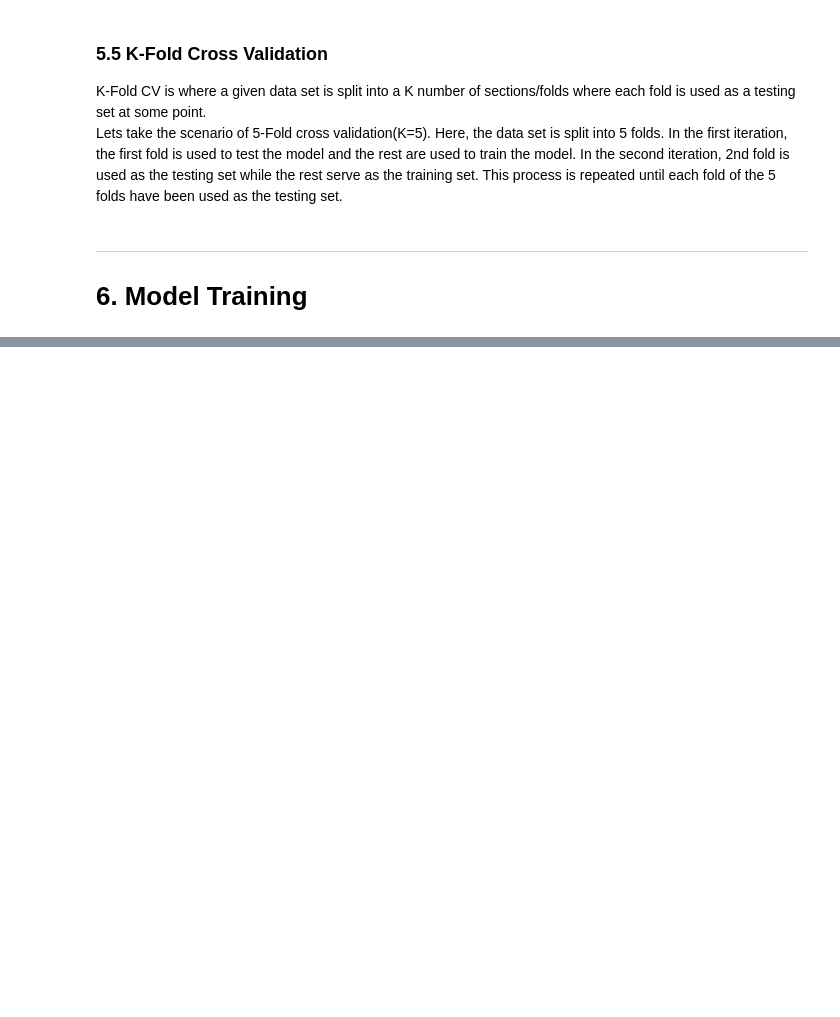
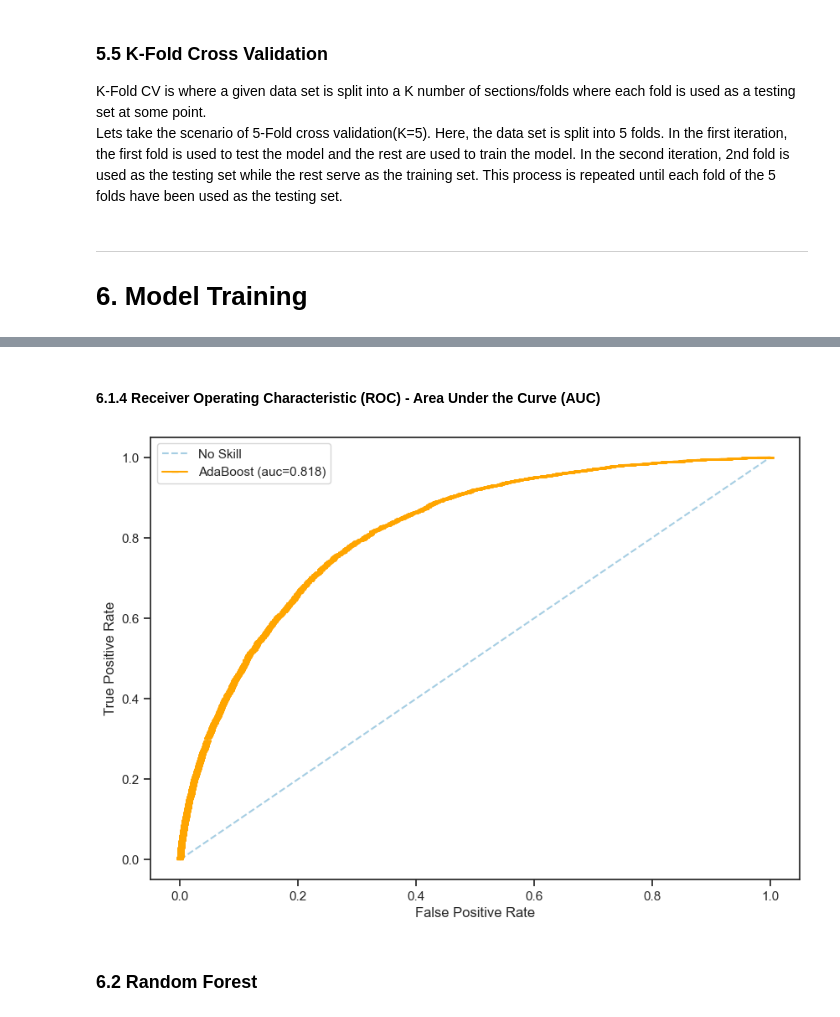
Before and after one commit to Machine-Learning-Projects1/2020-BRFSS-Codebook-CDC, a Jupyter notebook: CDC_ML.ipynb, the cells around one changed output, grey strips where cells are left out. Drawn from its saved outputs; the diff is of its cells as text; code cells hidden in the pictures; blank space fills up the shorter version.

```diff
--- a/CDC_ML.ipynb
+++ b/CDC_ML.ipynb
@@ -470,0 +552,34 @@ cv = KFold(n_splits=10, random_state=None,shuffle=False)
+# %% [markdown]
+#### 6.1.4 Receiver Operating Characteristic (ROC) - Area Under the Curve (AUC)
+# %%
+#ROC-AUC
+#predict Probabilities
+
+# import roc_curve from sklearn.metrics
+from sklearn.metrics import auc, roc_curve
+
+y_score_ada=ada_cv.predict_proba(X_test)   #results are probailities for each sample for each class
+#retrieve the probabilities only for the class1 (yes, positve class)
+yes_probs=y_score_ada[:,1]
+#Size of the plot
+plt.figure(figsize=(10,7), dpi=100)
+#plot "No-Skill" on ROC Curve
+plt.plot([0,1],[0,1],linestyle='--',label='No Skill')
+# calculate the features of ROC curve
+fpr_ada , tpr_ada, threshold_ada=roc_curve(y_test,yes_probs)  # false positive, true posistive, threshold
+#AUC
+auc_ada=auc(fpr_ada , tpr_ada)
+#Plot the ROC Curve
+plt.plot(fpr_ada, tpr_ada, marker='_', label='AdaBoost (auc=%0.3f)' % auc_ada, color='Orange')
+#X-axis label
+plt.xlabel("False Positive Rate")
+#Y-axis label
+plt.ylabel("True Positive Rate")
+#show the legend
+plt.legend()
+#show the plot
+plt.show()
+# %% [output]
+[figure, added]
+# %% [markdown]
+### 6.2 Random Forest
```
Also changed, not shown: parts of 46 cells of this notebook.
